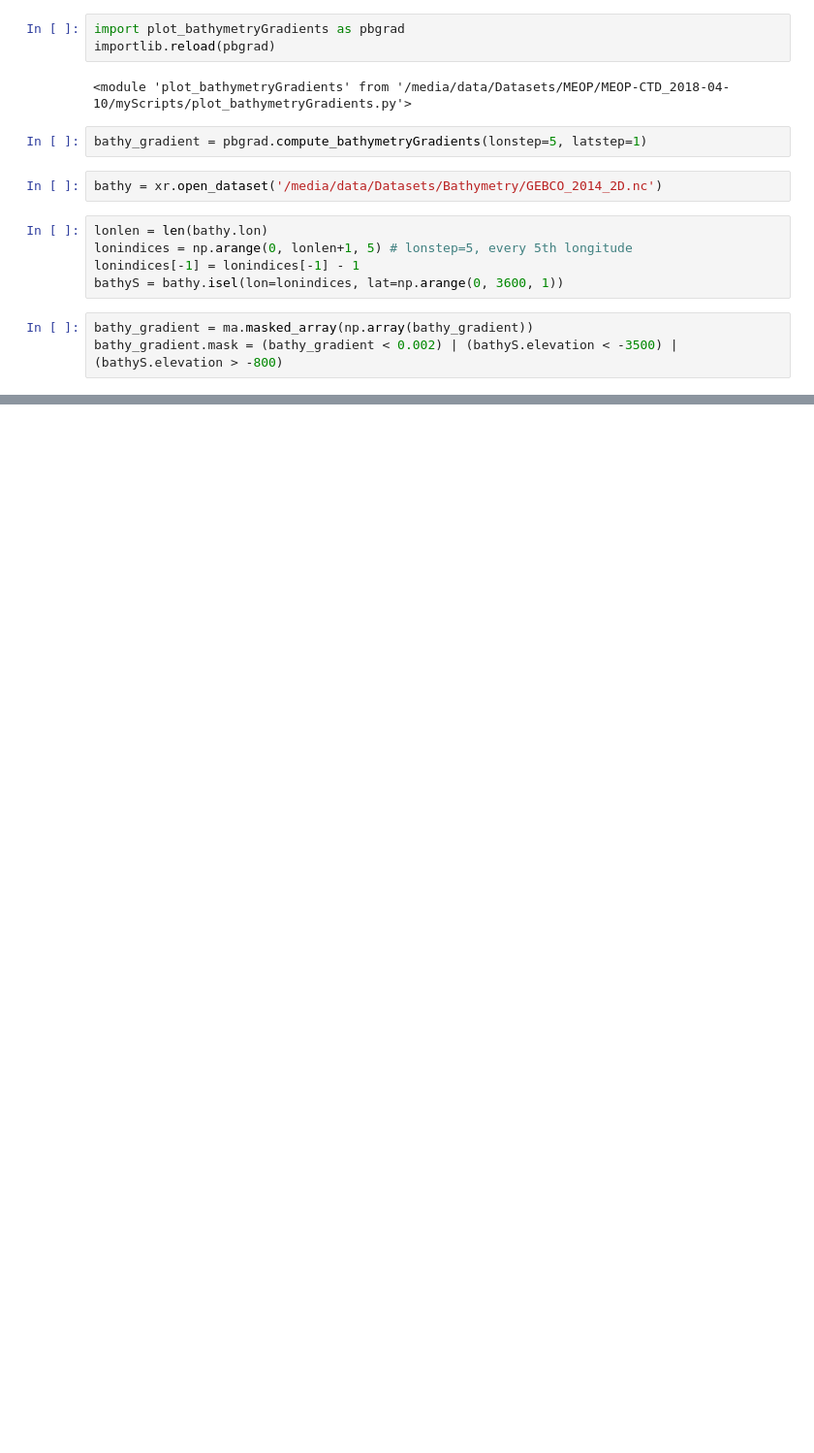
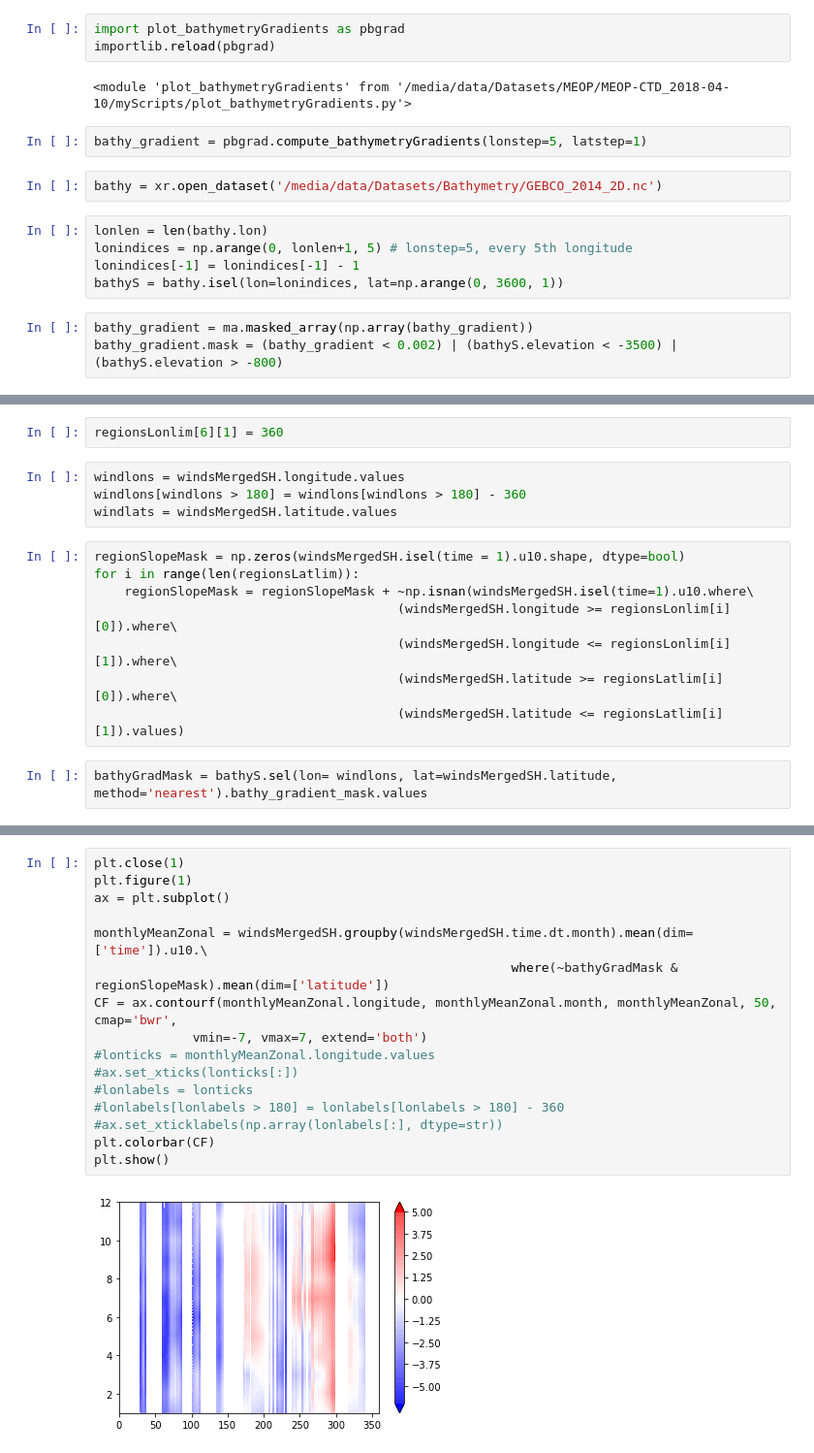
Before and after one commit to adityarn/antarctic_margins_MEOP, a Jupyter notebook: Wind_Analysis_2.ipynb, the cells around one changed output, grey strips where cells are left out. Shown at 97% size. Cells and saved outputs as stored; diff of their text form; blank space fills up the shorter version.

```diff
--- a/Wind_Analysis_2.ipynb
+++ b/Wind_Analysis_2.ipynb
@@ -160,2 +145,18 @@ from cartopy.mpl.gridliner import LONGITUDE_FORMATTER, LATITUDE_FORMATTER
+# %%
+regionsLonlim[6][1] = 360
+# %%
+windlons = windsMergedSH.longitude.values
+windlons[windlons > 180] = windlons[windlons > 180] - 360
+windlats = windsMergedSH.latitude.values
+# %%
+regionSlopeMask = np.zeros(windsMergedSH.isel(time = 1).u10.shape, dtype=bool)
+for i in range(len(regionsLatlim)):
+    regionSlopeMask = regionSlopeMask + ~np.isnan(windsMergedSH.isel(time=1).u10.where\
+                                        (windsMergedSH.longitude >= regionsLonlim[i][0]).where\
+                                        (windsMergedSH.longitude <= regionsLonlim[i][1]).where\
+                                        (windsMergedSH.latitude >= regionsLatlim[i][0]).where\
+                                        (windsMergedSH.latitude <= regionsLatlim[i][1]).values)
+# %%
+bathyGradMask = bathyS.sel(lon= windlons, lat=windsMergedSH.latitude, method='nearest').bathy_gradient_mask.values
 # %%
 plt.close(1)
@@ -172,0 +204,18 @@ plt.show()
+# %%
+plt.close(1)
+plt.figure(1)
+ax = plt.subplot()
+
+monthlyMeanZonal = windsMergedSH.groupby(windsMergedSH.time.dt.month).mean(dim=['time']).u10.\
+                                                       where(~bathyGradMask & regionSlopeMask).mean(dim=['latitude'])
+CF = ax.contourf(monthlyMeanZonal.longitude, monthlyMeanZonal.month, monthlyMeanZonal, 50, cmap='bwr',
+             vmin=-7, vmax=7, extend='both')
+#lonticks = monthlyMeanZonal.longitude.values
+#ax.set_xticks(lonticks[:])
+#lonlabels = lonticks
+#lonlabels[lonlabels > 180] = lonlabels[lonlabels > 180] - 360
+#ax.set_xticklabels(np.array(lonlabels[:], dtype=str))
+plt.colorbar(CF)
+plt.show()
+# %% [output]
+[figure, added]
```
Also changed, not shown: parts of 33 cells of this notebook, 6 other files.
